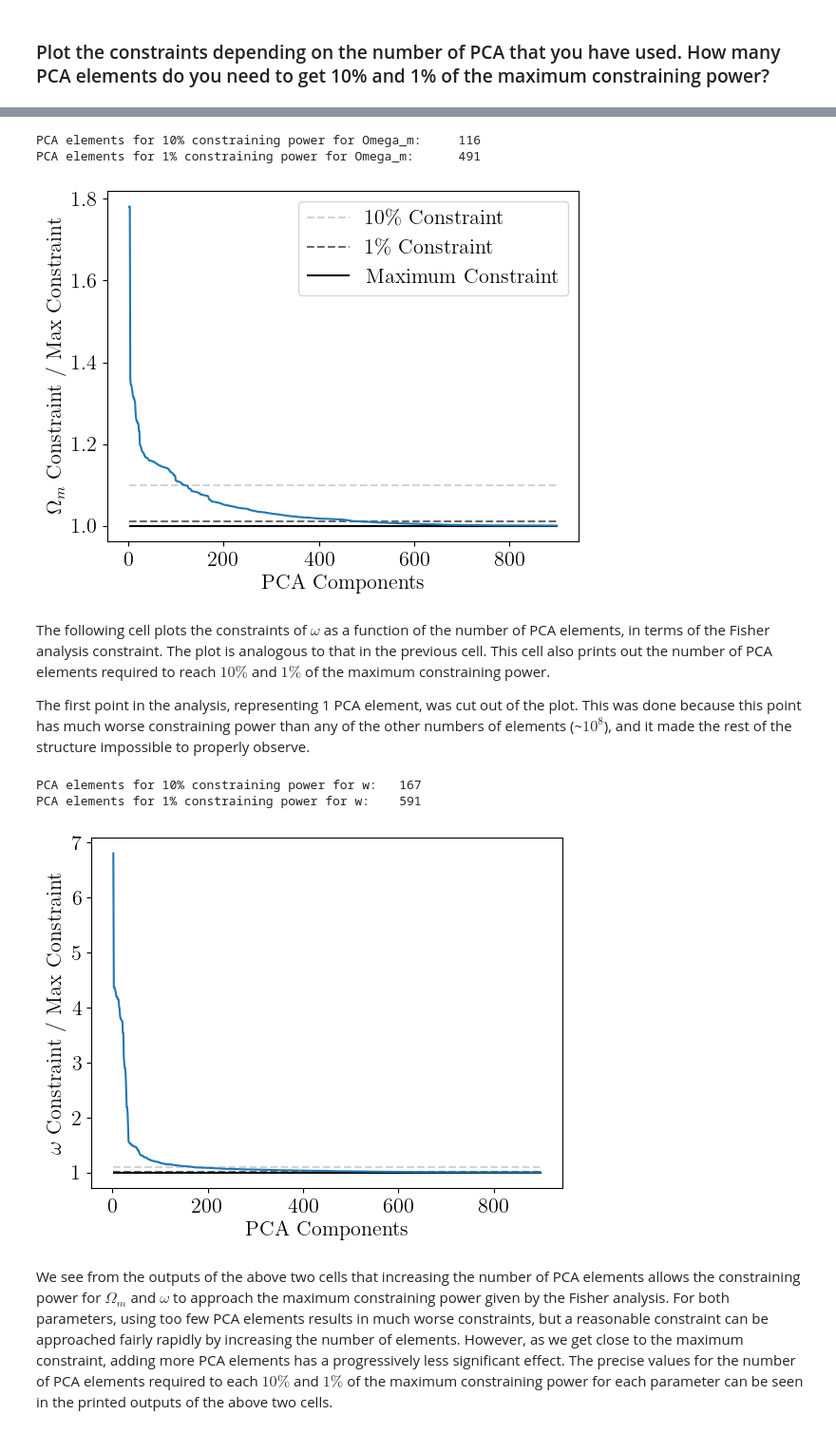
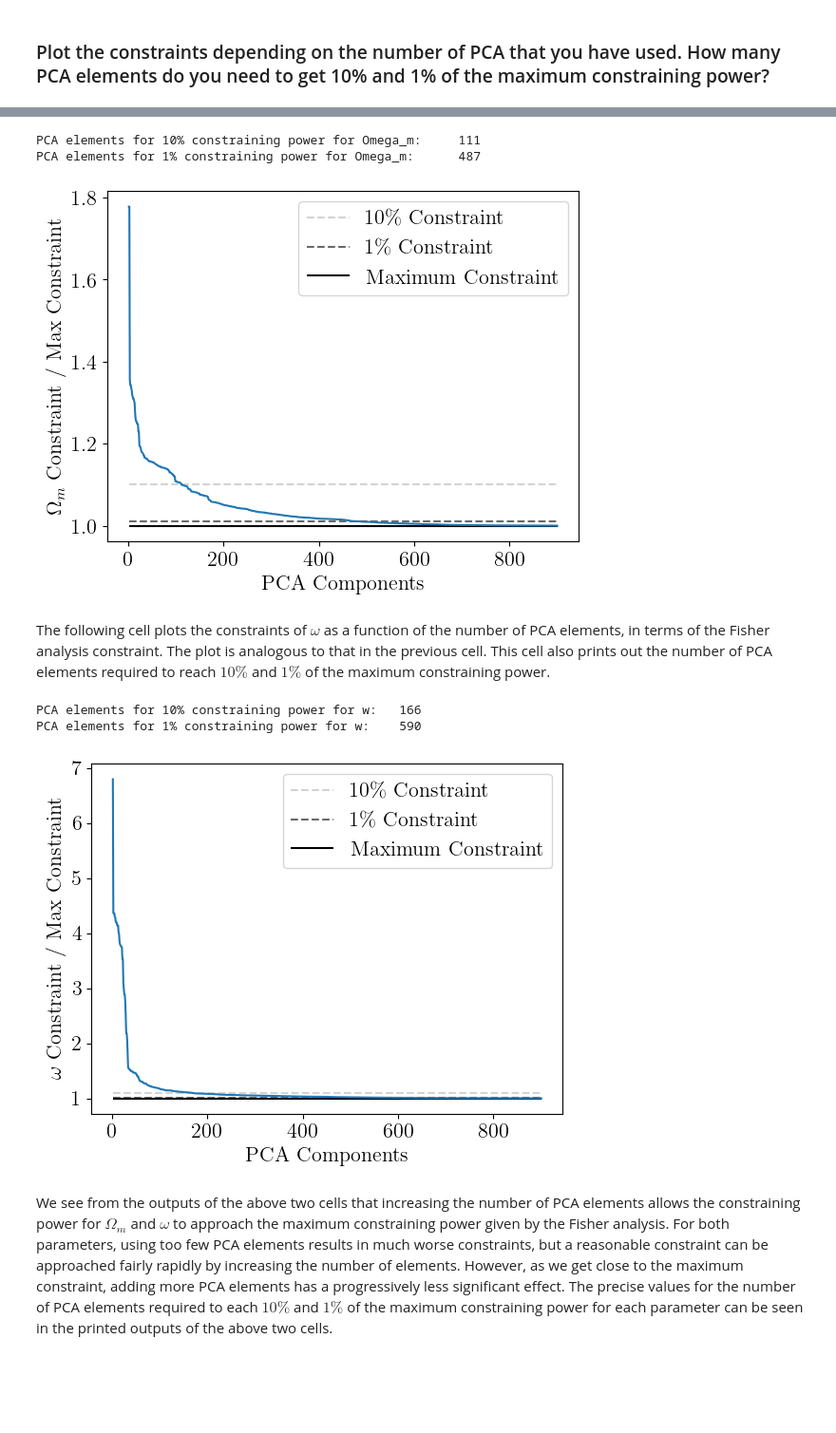
Before and after one commit to Rashaad-Reid/UWAstroStats, a Jupyter notebook: projects/2ptstat-analysis/assignments/assignment2.ipynb, the cells around one changed output, grey strips where cells are left out. Shown at 95% size. Saved outputs shown, nothing was run; the diff lists cells and outputs as text; code cells hidden in the pictures; blank space fills up the shorter version.

Commit message:
Assignment 2 Done

```diff
--- a/projects/2ptstat-analysis/assignments/assignment2.ipynb
+++ b/projects/2ptstat-analysis/assignments/assignment2.ipynb
@@ -407,17 +407,18 @@ The following cell loops from 1 to 900 PCA elements and computes the constraints
 # %%
+pca = PCA(n_components=N_pca,svd_solver='full') # initialize a PCA class
+models_pca = pca.fit_transform(models-mean) # perform the PCA fitting
+rotation_matrix = pca.components_.T # create a rotation matrix from the PCA fit
+cov_pca = rotation_matrix.T @ cov @ rotation_matrix # rotate covariance matrix
+
 paramter_constraints = [] # initialize an array for parameter constraints
 # Loop through all numbers of PCA elements
-for N_pca in tqdm(np.arange(1,900)):
+for N_pca in tqdm(np.arange(2,901)):
 
-    pca = PCA(n_components=N_pca,svd_solver='full') # initialize a PCA class
-    models_pca = pca.fit_transform(models-mean) # perform the PCA fitting
-    rotation_matrix = pca.components_.T # create a rotation matrix from the PCA fit
-    cov_pca = rotation_matrix.T @ cov @ rotation_matrix # rotate covariance matrix
-    inv_cov_pca = inv(cov_pca) # compute the inverse of the covariance matrix from the PCA fit
+    inv_cov_pca = inv(cov_pca[:N_pca,:N_pca]) # compute the inverse of the covariance matrix from the PCA fit
 
     # Transform the features of the emulator prediction for different parameter values
-    features_Om_pca = pca.transform(features_Om)
-    features_w_pca = pca.transform(features_w)
+    features_Om_pca = pca.transform(features_Om)[:,:N_pca]
+    features_w_pca = pca.transform(features_w)[:,:N_pca]
 
     # Compute the derivatives of the transformed features with respect to Omega_m and w
     derivative_Om_pca = ( -features_Om_pca[0] + 8.*features_Om_pca[1] - 8.*features_Om_pca[2] + features_Om_pca[3] ) / (12.*Om_shift)
@@ -452,39 +451,38 @@ print('PCA elements for 1% constraining power for Omega_m:\t',np.where(paramter_
 
 # Plot the constraints on Omega_m as a function of number of PCA components
 plt.figure()
-plt.hlines(1.1,1,900,'lightgrey','--',label='10\% Constraint') # 10% constraint line
-plt.hlines(1.01,1,900,'dimgrey','--',label='1\% Constraint') # 1% constraint line
-plt.hlines(1.,1,900,'black','-',label='Maximum Constraint') # maximum constraint line
-plt.plot(np.arange(2,900),paramter_constraints[1:,0]/max_constraints[0],'tab:blue') # constraint vs PCA
+plt.hlines(1.1,2,900,'lightgrey','--',label='10\% Constraint') # 10% constraint line
+plt.hlines(1.01,2,900,'dimgrey','--',label='1\% Constraint') # 1% constraint line
+plt.hlines(1.,2,900,'black','-',label='Maximum Constraint') # maximum constraint line
+plt.plot(np.arange(2,901),paramter_constraints[:,0]/max_constraints[0],'tab:blue') # constraint vs PCA
 plt.xlabel('PCA Components')
 plt.ylabel('$\Omega_m$ Constraint / Max Constraint')
 plt.legend()
 plt.show()
 # %% [output]
-PCA elements for 10% constraining power for Omega_m:     116
-PCA elements for 1% constraining power for Omega_m:      491
+PCA elements for 10% constraining power for Omega_m:     111
+PCA elements for 1% constraining power for Omega_m:      487
 [figure]
 # %% [markdown]
 The following cell plots the constraints of $\omega$ as a function of the number of PCA elements, in terms of the Fisher analysis constraint. The plot is analogous to that in the previous cell. This cell also prints out the number of PCA elements required to reach $10\%$ and $1\%$ of the maximum constraining power.
-
-The first point in the analysis, representing 1 PCA element, was cut out of the plot. This was done because this point has much worse constraining power than any of the other numbers of elements (~$10^8$), and it made the rest of the structure impossible to properly observe.
 # %%
 # Print the number of PCA elements needed to get 10% and 1% of the maximum constraining power on w
 print('PCA elements for 10% constraining power for w:\t',np.where(paramter_constraints[:,1]/max_constraints[1] < 1.1)[0][0])
 print('PCA elements for 1% constraining power for w:\t',np.where(paramter_constraints[:,1]/max_constraints[1] < 1.01)[0][0])
 
 # Plot the constraints on Omega_m as a function of number of PCA components
 plt.figure()
-plt.hlines(1.1,1,900,'lightgrey','--',label='10\% Constraint') # 10% constraint line
-plt.hlines(1.01,1,900,'dimgrey','--',label='1\% Constraint') # 1% constraint line
-plt.hlines(1.,1,900,'black','-',label='Maximum Constraint') # maximum constraint line
-plt.plot(np.arange(2,900),paramter_constraints[1:,1]/max_constraints[1]) # constraint vs PCA
+plt.hlines(1.1,2,900,'lightgrey','--',label='10\% Constraint') # 10% constraint line
+plt.hlines(1.01,2,900,'dimgrey','--',label='1\% Constraint') # 1% constraint line
+plt.hlines(1.,2,900,'black','-',label='Maximum Constraint') # maximum constraint line
+plt.plot(np.arange(2,901),paramter_constraints[:,1]/max_constraints[1]) # constraint vs PCA
 plt.xlabel('PCA Components')
 plt.ylabel('$\omega$ Constraint / Max Constraint')
+plt.legend()
 plt.show()
 # %% [output]
-PCA elements for 10% constraining power for w:   167
-PCA elements for 1% constraining power for w:    591
+PCA elements for 10% constraining power for w:   166
+PCA elements for 1% constraining power for w:    590
-[figure, old version]
+[figure, new version]
 # %% [markdown]
 We see from the outputs of the above two cells that increasing the number of PCA elements allows the constraining power for $\Omega_m$ and $\omega$ to approach the maximum constraining power given by the Fisher analysis. For both parameters, using too few PCA elements results in much worse constraints, but a reasonable constraint can be approached fairly rapidly by increasing the number of elements. However, as we get close to the maximum constraint, adding more PCA elements has a progressively less significant effect. The precise values for the number of PCA elements required to each $10\%$ and $1\%$ of the maximum constraining power for each parameter can be seen in the printed outputs of the above two cells.
```
Also changed, not shown: parts of 10 cells of this notebook, 2 other files.
